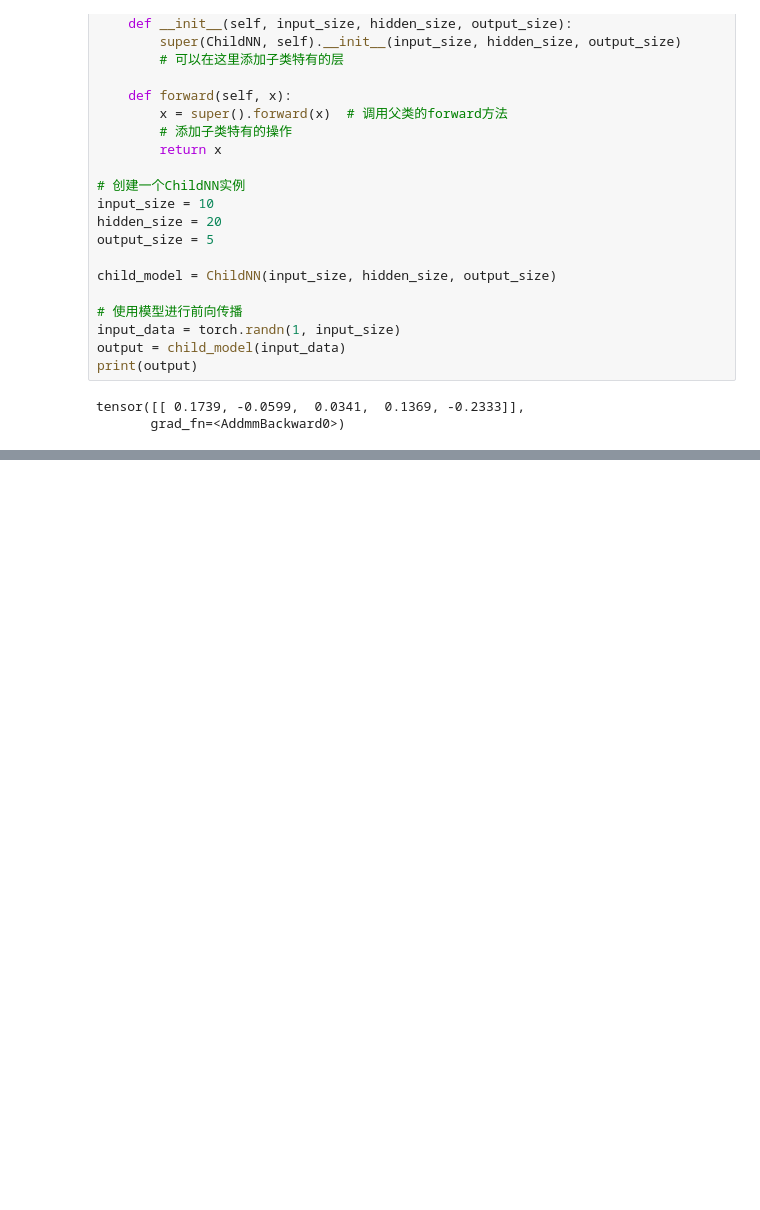
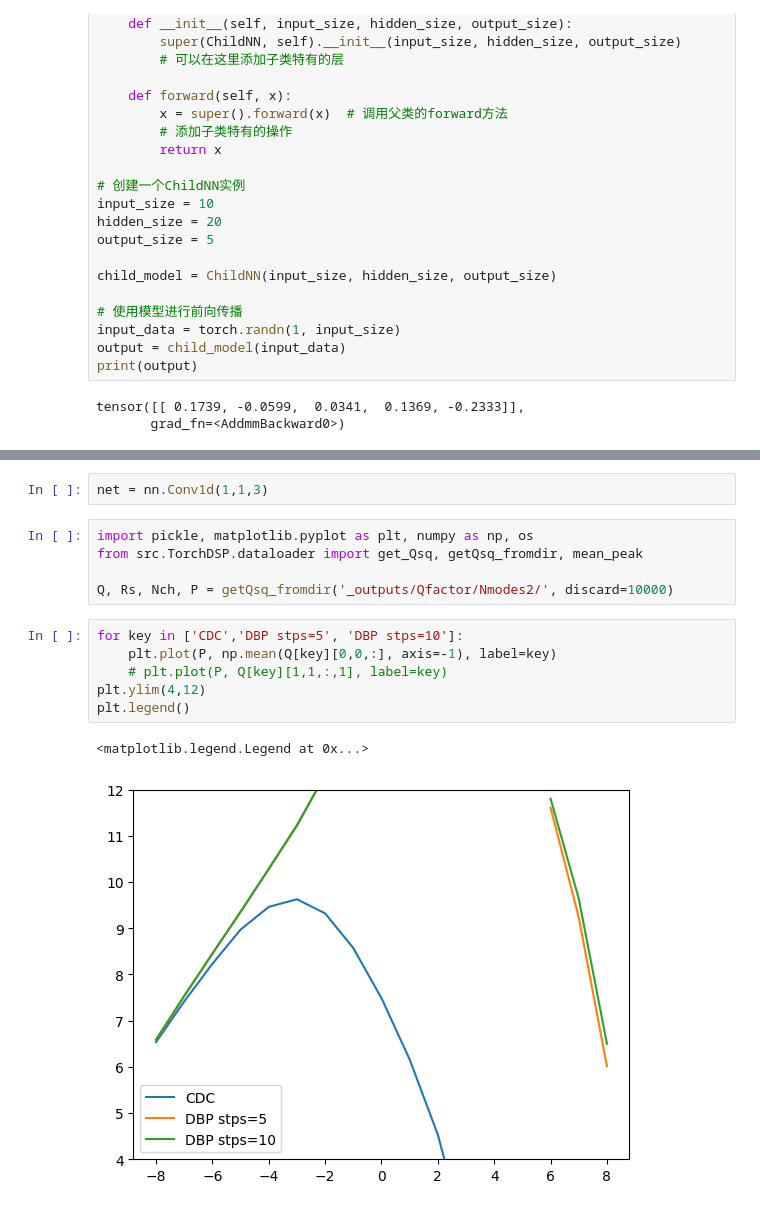
Before and after one commit to xinyuxiao113/TorchFiber, a Jupyter notebook: 1226_draft.ipynb, the cells around one changed output, grey strips where cells are left out. Drawn from its saved outputs; the diff is of its cells as text; blank space fills up the shorter version.

```diff
--- a/1226_draft.ipynb
+++ b/1226_draft.ipynb
@@ -380,0 +389,16 @@ tensor([[ 0.1739, -0.0599,  0.0341,  0.1369, -0.2333]],
+# %%
+net = nn.Conv1d(1,1,3)
+# %%
+import pickle, matplotlib.pyplot as plt, numpy as np, os
+from src.TorchDSP.dataloader import get_Qsq, getQsq_fromdir, mean_peak
+
+Q, Rs, Nch, P = getQsq_fromdir('_outputs/Qfactor/Nmodes2/', discard=10000)
+# %%
+for key in ['CDC','DBP stps=5', 'DBP stps=10']:
+    plt.plot(P, np.mean(Q[key][0,0,:], axis=-1), label=key)
+    # plt.plot(P, Q[key][1,1,:,1], label=key)
+plt.ylim(4,12)
+plt.legend()
+# %% [output]
+<matplotlib.legend.Legend at 0x...>
+[figure, added]
```
Also changed, not shown: parts of 1 cell of this notebook, 3 other files.
